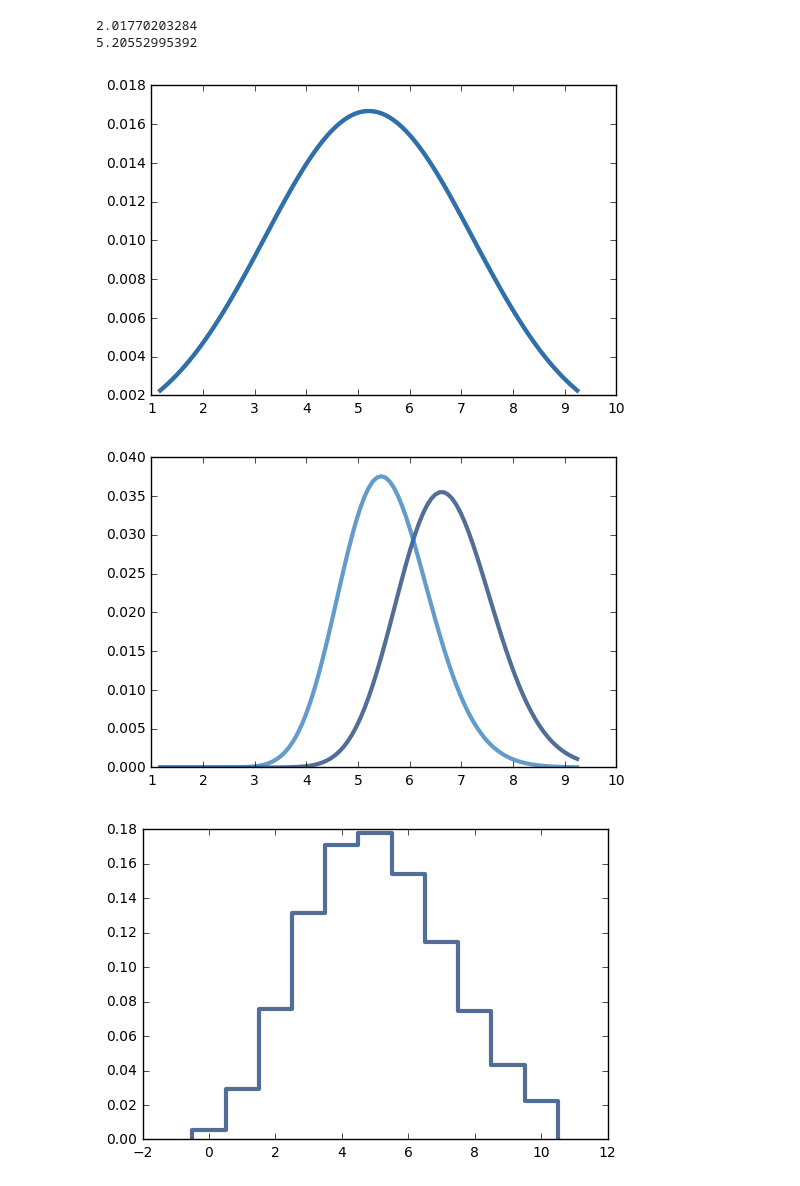
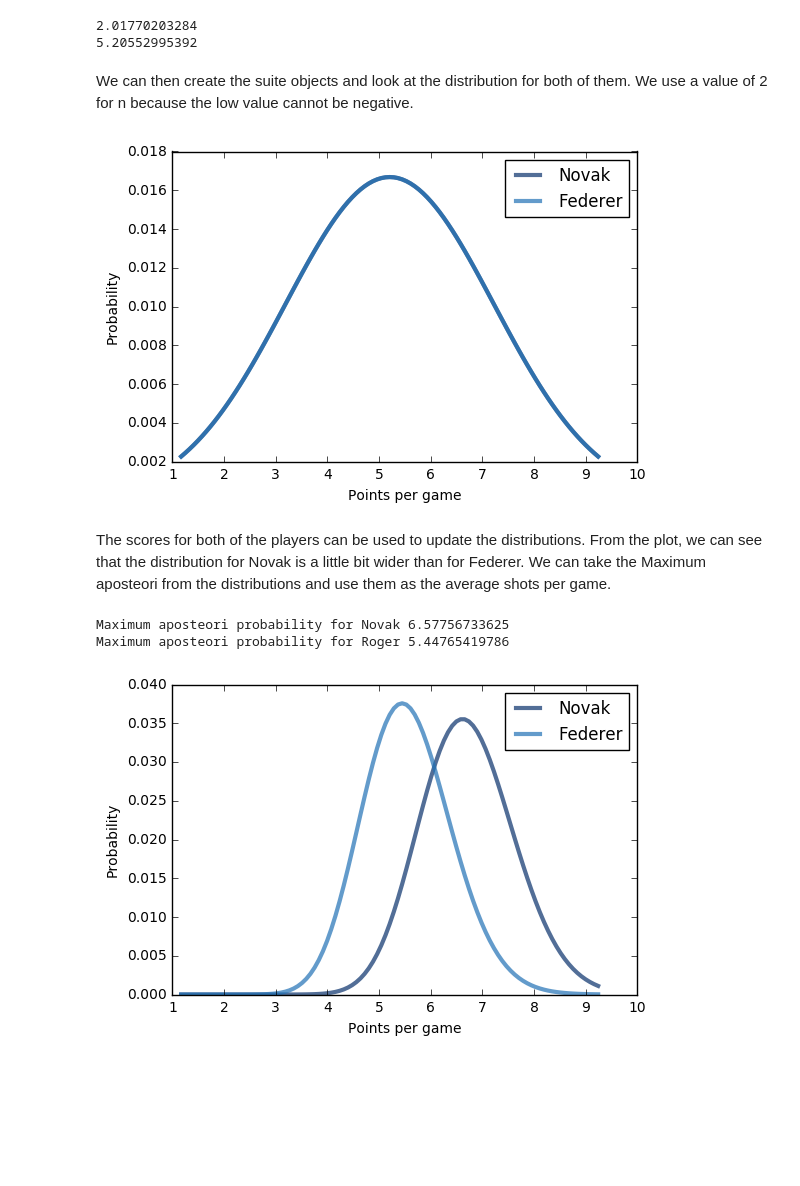
Before and after one commit to cmoser96/ThinkBayes2, a Jupyter notebook: code/report03.ipynb, the cells around one changed output. Cells and saved outputs as stored; diff of their text form; code cells hidden in the pictures; blank space fills up the shorter version.

```diff
--- a/code/report03.ipynb
+++ b/code/report03.ipynb
@@ -281,23 +286,30 @@ class Wimbledon(Suite):
         k = data
         like = EvalPoissonPmf(k, lam)
         return like
+# %% [markdown]
+We can then create the suite objects and look at the distribution for both of them. We use a value of 2 for n because the low value cannot be negative.
 # %%
 novak_suite = Wimbledon(mean, standard_dev, 2)
 roger_suite = Wimbledon(mean, standard_dev, 2)
 
-thinkplot.Pdf(novak_suite)
-thinkplot.Pdf(roger_suite)
+thinkplot.Pdf(novak_suite, label = "Novak")
+thinkplot.Pdf(roger_suite, label = "Federer")
+thinkplot.config(xlabel='Points per game', ylabel='Probability')
 # %% [output]
-[figure, old version]
+[figure, new version]
+# %% [markdown]
+The scores for both of the players can be used to update the distributions. From the plot, we can see that the distribution for Novak is a little bit wider than for Federer. We can take the Maximum aposteori from the distributions and use them as the average shots per game.
 # %%
 novak_suite.UpdateSet(novak)
 roger_suite.UpdateSet(roger)
 
-thinkplot.Pdf(novak_suite)
-thinkplot.Pdf(roger_suite)
+thinkplot.Pdf(novak_suite, label = "Novak")
+thinkplot.Pdf(roger_suite, label = "Federer")
+thinkplot.config(xlabel='Points per game', ylabel='Probability')
+
+print("Maximum aposteori probability for Novak", novak_suite.MAP())
+print("Maximum aposteori probability for Roger", roger_suite.MAP())
 # %% [output]
+Maximum aposteori probability for Novak 6.57756733625
+Maximum aposteori probability for Roger 5.44765419786
-[figure, old version]
+[figure, new version]
-# %%
-thinkplot.Pmf(MakePoissonPmf(mean, 10))
-# %% [output]
-[figure, removed]
```
Also changed, not shown: parts of 14 cells of this notebook.
